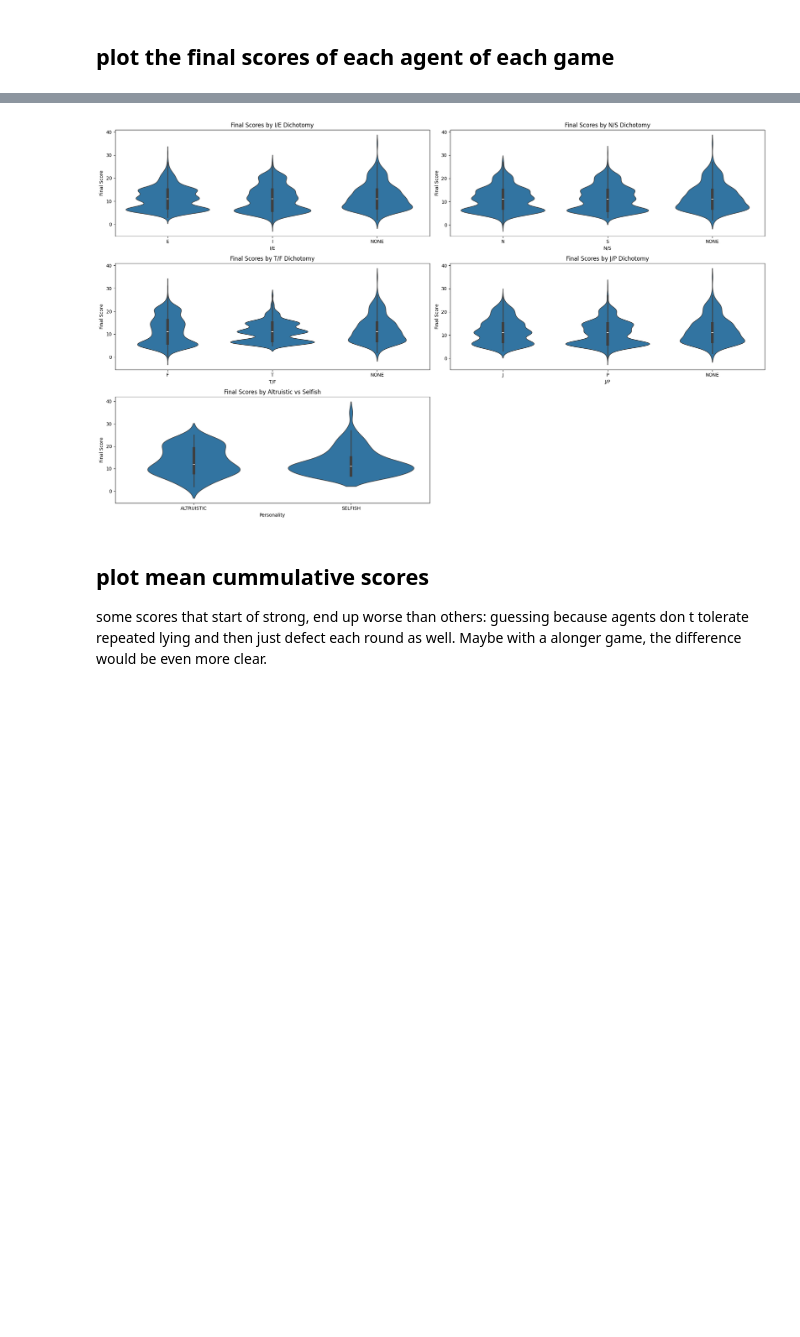
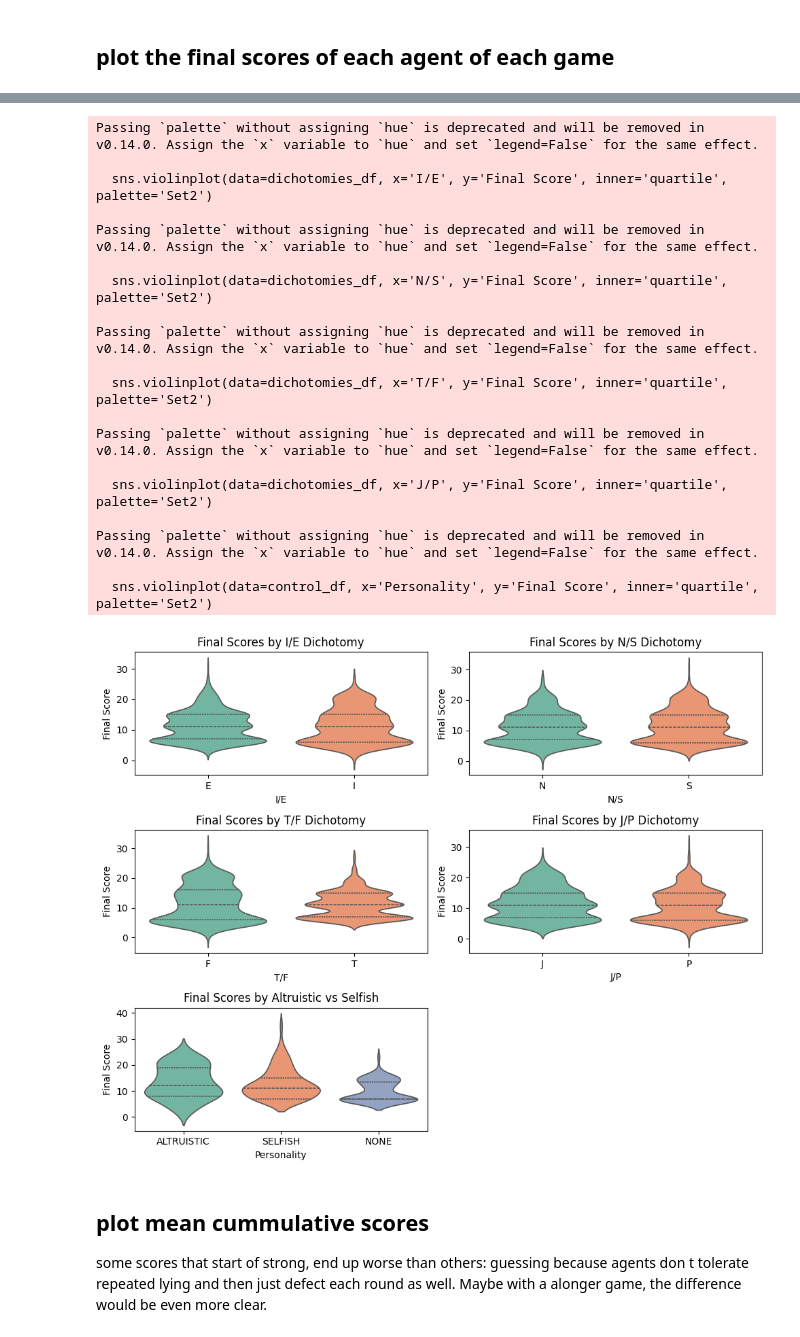
Before and after one commit to mathislindner/Multi-Agent-LLM-Game-Theory, a Jupyter notebook: plot_results.ipynb, the cells around one changed output, grey strips where cells are left out. Saved outputs shown, nothing was run; the diff lists cells and outputs as text; code cells hidden in the pictures; blank space fills up the shorter version.

```diff
--- a/plot_results.ipynb
+++ b/plot_results.ipynb
@@ -134,42 +116,61 @@ dichotomies_df['N/S'] = filtered_df['Personality'].apply(lambda x: 'N' if x[1] =
 dichotomies_df['T/F'] = filtered_df['Personality'].apply(lambda x: 'T' if x[2] == 'T' else 'F')
 dichotomies_df['J/P'] = filtered_df['Personality'].apply(lambda x: 'J' if x[3] == 'J' else 'P')
 dichotomies_df['Final Score'] = filtered_df['Final Score']
 
 # Add NONE, ALTRUISTIC, and SELFISH to the dichotomies DataFrame
 control_df = final_scores_df[final_scores_df['Personality'].isin(['NONE', 'ALTRUISTIC', 'SELFISH'])].copy()
 control_df['I/E'] = 'NONE'
 control_df['N/S'] = 'NONE'
 control_df['T/F'] = 'NONE'
 control_df['J/P'] = 'NONE'
-dichotomies_df = pd.concat([dichotomies_df, control_df])
 
-# Plot the boxplots for each dichotomy
-plt.figure(figsize=(20, 12))
+# Plot the violin plots for each dichotomy
+plt.figure(figsize=(10, 8))
 
 plt.subplot(3, 2, 1)
-sns.violinplot(data=dichotomies_df, x='I/E', y='Final Score')
+sns.violinplot(data=dichotomies_df, x='I/E', y='Final Score', inner='quartile', palette='Set2')
 plt.title('Final Scores by I/E Dichotomy')
 
 plt.subplot(3, 2, 2)
-sns.violinplot(data=dichotomies_df, x='N/S', y='Final Score')
+sns.violinplot(data=dichotomies_df, x='N/S', y='Final Score', inner='quartile', palette='Set2')
 plt.title('Final Scores by N/S Dichotomy')
 
 plt.subplot(3, 2, 3)
-sns.violinplot(data=dichotomies_df, x='T/F', y='Final Score')
+sns.violinplot(data=dichotomies_df, x='T/F', y='Final Score', inner='quartile', palette='Set2')
 plt.title('Final Scores by T/F Dichotomy')
 
 plt.subplot(3, 2, 4)
-sns.violinplot(data=dichotomies_df, x='J/P', y='Final Score')
+sns.violinplot(data=dichotomies_df, x='J/P', y='Final Score', inner='quartile', palette='Set2')
 plt.title('Final Scores by J/P Dichotomy')
 
 plt.subplot(3, 2, 5)
-sns.violinplot(data=final_scores_df[final_scores_df['Personality'].isin(['ALTRUISTIC', 'SELFISH'])], x='Personality', y='Final Score')
+sns.violinplot(data=control_df, x='Personality', y='Final Score', inner='quartile', palette='Set2')
 plt.title('Final Scores by Altruistic vs Selfish')
 
 plt.tight_layout()
+plt.savefig(f"{plots_dir}/dichotomies_violin_final_scores.png", dpi=300, bbox_inches='tight')
 plt.show()
 # %% [output]
+Passing `palette` without assigning `hue` is deprecated and will be removed in v0.14.0. Assign the `x` variable to `hue` and set `legend=False` for the same effect.
+
+  sns.violinplot(data=dichotomies_df, x='I/E', y='Final Score', inner='quartile', palette='Set2')
+
+Passing `palette` without assigning `hue` is deprecated and will be removed in v0.14.0. Assign the `x` variable to `hue` and set `legend=False` for the same effect.
+
+  sns.violinplot(data=dichotomies_df, x='N/S', y='Final Score', inner='quartile', palette='Set2')
+
+Passing `palette` without assigning `hue` is deprecated and will be removed in v0.14.0. Assign the `x` variable to `hue` and set `legend=False` for the same effect.
+
+  sns.violinplot(data=dichotomies_df, x='T/F', y='Final Score', inner='quartile', palette='Set2')
+
+Passing `palette` without assigning `hue` is deprecated and will be removed in v0.14.0. Assign the `x` variable to `hue` and set `legend=False` for the same effect.
+
+  sns.violinplot(data=dichotomies_df, x='J/P', y='Final Score', inner='quartile', palette='Set2')
+
+Passing `palette` without assigning `hue` is deprecated and will be removed in v0.14.0. Assign the `x` variable to `hue` and set `legend=False` for the same effect.
+
+  sns.violinplot(data=control_df, x='Personality', y='Final Score', inner='quartile', palette='Set2')
-[figure, old version]
+[figure, new version]
 # %% [markdown]
 ## plot mean cummulative scores
 some scores that start of strong, end up worse than others: guessing because agents don t tolerate repeated lying and then just defect each round as well.
```
Also changed, not shown: parts of 8 cells of this notebook, 1 other file.
